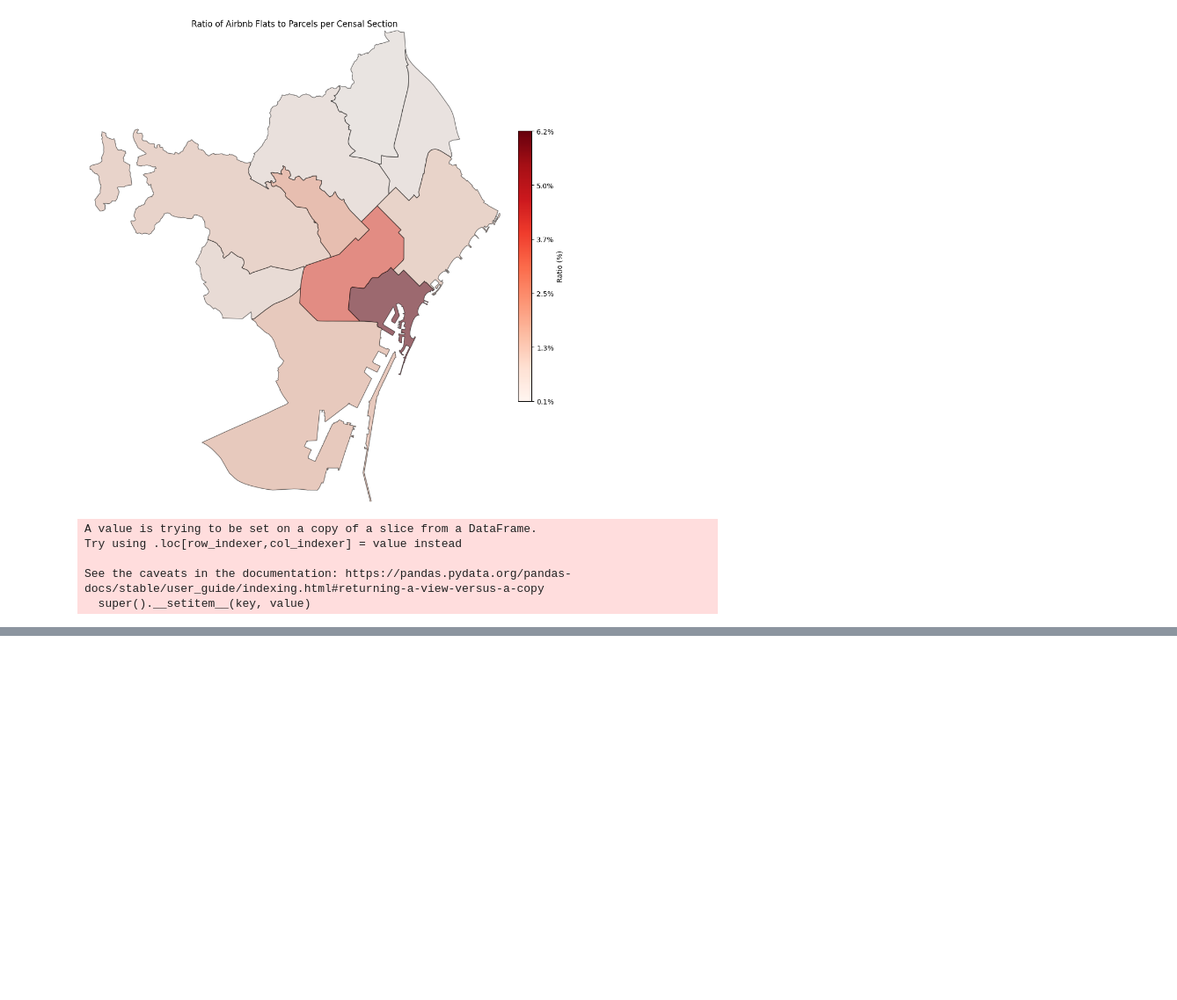
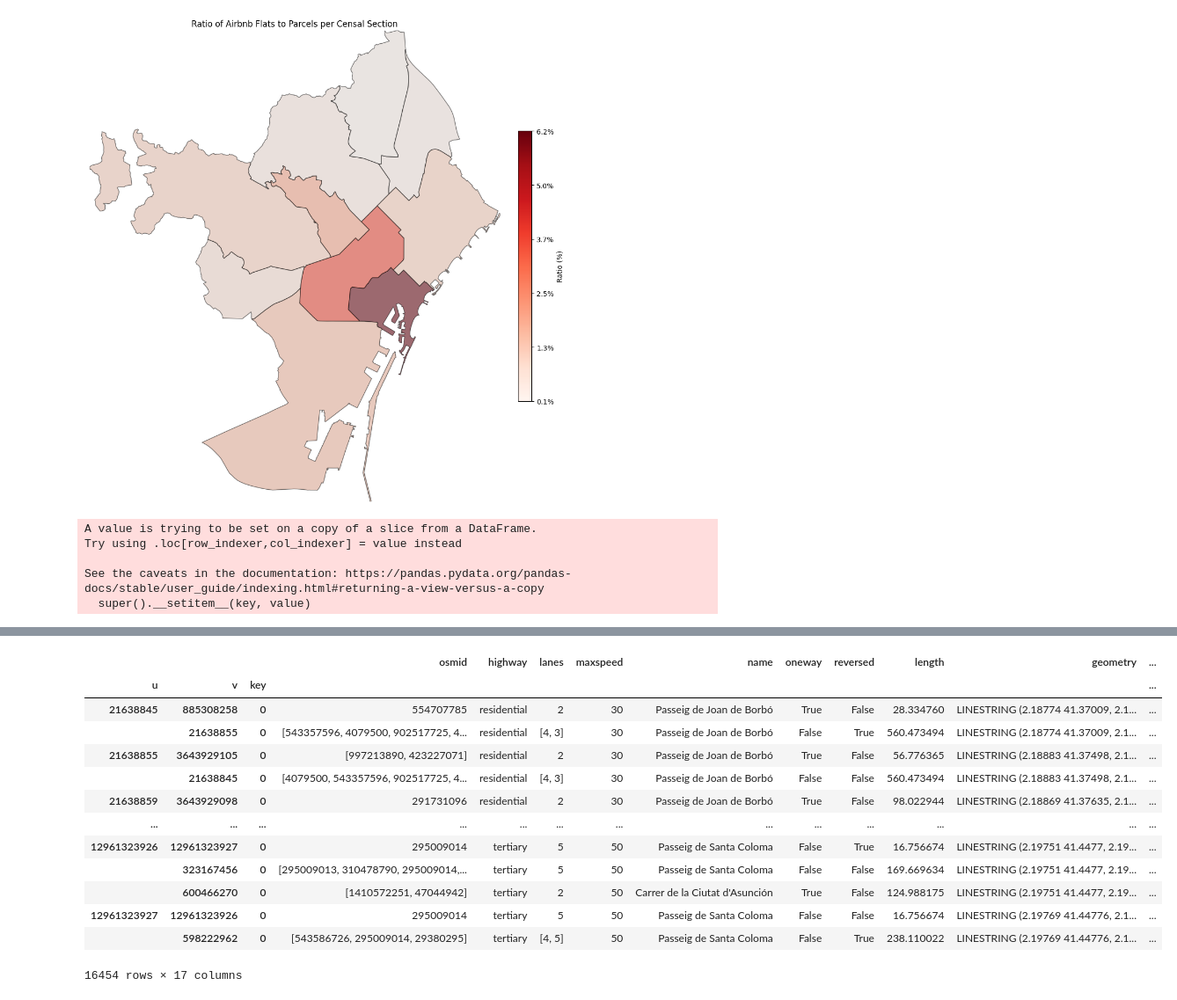
Before and after one commit to mehrrero/parasites, a Jupyter notebook: explore.ipynb, the cells around one changed output, grey strips where cells are left out. Shown at 88% size. Drawn from its saved outputs; the diff is of its cells as text; code cells hidden in the pictures; blank space fills up the shorter version.

```diff
--- a/explore.ipynb
+++ b/explore.ipynb
@@ -155,0 +210,17 @@ toexplore[['ratio', 'geometry']].explore(
+# %%
+edges
+# %% [output]
+|  |  |  | osmid | highway | lanes | maxspeed | name | oneway | reversed | length | geometry | ... |
+| u | v | key |  |  |  |  |  |  |  |  |  | ... |
+| 21638845 | 885308258 | 0 | 554707785 | residential | 2 | 30 | Passeig de Joan de Borbó | True | False | 28.334760 | LINESTRING (2.18774 41.37009, 2.1... | ... |
+|  | 21638855 | 0 | [543357596, 4079500, 902517725, 4... | residential | [4, 3] | 30 | Passeig de Joan de Borbó | False | True | 560.473494 | LINESTRING (2.18774 41.37009, 2.1... | ... |
+| 21638855 | 3643929105 | 0 | [997213890, 423227071] | residential | 2 | 30 | Passeig de Joan de Borbó | True | False | 56.776365 | LINESTRING (2.18883 41.37498, 2.1... | ... |
+|  | 21638845 | 0 | [4079500, 543357596, 902517725, 4... | residential | [4, 3] | 30 | Passeig de Joan de Borbó | False | False | 560.473494 | LINESTRING (2.18883 41.37498, 2.1... | ... |
+| 21638859 | 3643929098 | 0 | 291731096 | residential | 2 | 30 | Passeig de Joan de Borbó | True | False | 98.022944 | LINESTRING (2.18869 41.37635, 2.1... | ... |
+| ... | ... | ... | ... | ... | ... | ... | ... | ... | ... | ... | ... | ... |
+| 12961323926 | 12961323927 | 0 | 295009014 | tertiary | 5 | 50 | Passeig de Santa Coloma | False | True | 16.756674 | LINESTRING (2.19751 41.4477, 2.19... | ... |
+|  | 323167456 | 0 | [295009013, 310478790, 295009014,... | tertiary | 5 | 50 | Passeig de Santa Coloma | False | False | 169.669634 | LINESTRING (2.19751 41.4477, 2.19... | ... |
+|  | 600466270 | 0 | [1410572251, 47044942] | tertiary | 2 | 50 | Carrer de la Ciutat d'Asunción | True | False | 124.988175 | LINESTRING (2.19751 41.4477, 2.19... | ... |
+| 12961323927 | 12961323926 | 0 | 295009014 | tertiary | 5 | 50 | Passeig de Santa Coloma | False | False | 16.756674 | LINESTRING (2.19769 41.44776, 2.1... | ... |
+|  | 598222962 | 0 | [543586726, 295009014, 29380295] | tertiary | [4, 5] | 50 | Passeig de Santa Coloma | False | True | 238.110022 | LINESTRING (2.19769 41.44776, 2.1... | ... |
+16454 rows × 17 columns
```
Also changed, not shown: parts of 6 cells of this notebook, 4 other files.
